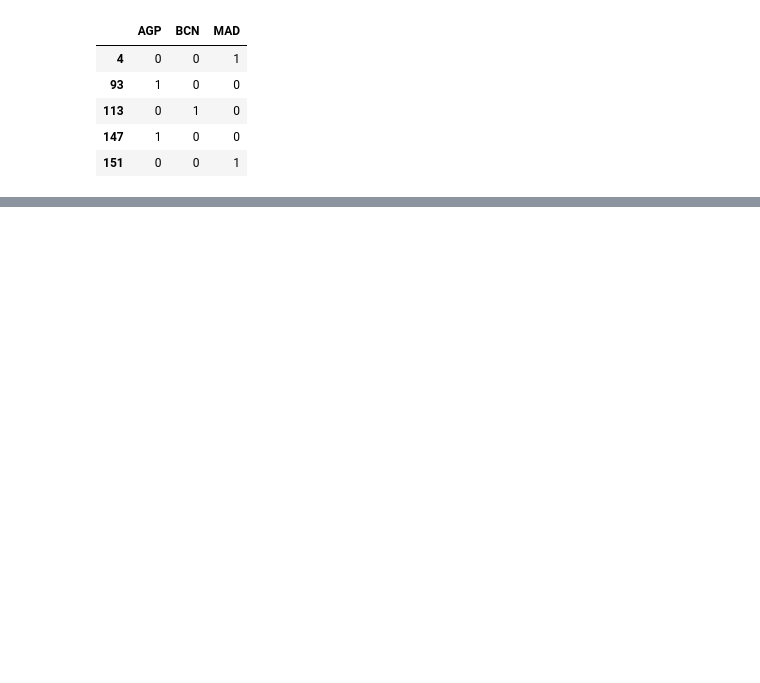
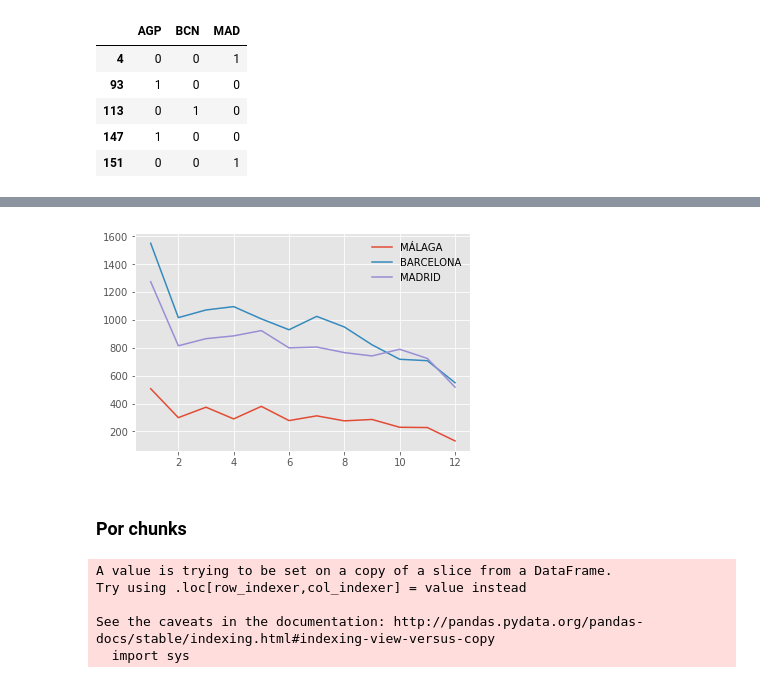
Before and after one commit to lucasbotellaroca/Data_Science_Challenge, a Jupyter notebook: Data_Science_Challenge.ipynb, the cells around one changed output, grey strips where cells are left out. Drawn from its saved outputs; the diff is of its cells as text; code cells hidden in the pictures; blank space fills up the shorter version.

```diff
--- a/Data_Science_Challenge.ipynb
+++ b/Data_Science_Challenge.ipynb
@@ -302,0 +318,56 @@ df_save
+# %%
+df_save.columns = df_save.columns.droplevel()
+# %%
+df_save.columns = ['AGP','BCN','MAD']
+# %%
+indexes= df_save.index.values.tolist()
+# %%
+months = []
+for i in range(len(indexes)):
+    months.append(indexes[i].month)
+# %%
+import matplotlib.pyplot as plt
+import numpy as np
+
+plt.style.use("ggplot")
+
+X = months
+Y_AGP = df_save['AGP']
+Y_BCN = df_save['BCN']
+Y_MAD = df_save['MAD']
+
+plt.plot(X,Y_AGP, label='MÁLAGA')
+plt.plot(X,Y_BCN, label='BARCELONA')
+plt.plot(X,Y_MAD, label='MADRID')
+
+plt.legend(loc='best', frameon=False)
+plt.xlabel
+
+plt.show()
+# %% [output]
+[figure, added]
+# %% [markdown]
+### Por chunks
+# %%
+chunksize = 10000
+res=[]
+
+for chunk in pd.read_csv('./searches.csv.bz2', chunksize=chunksize, compression='bz2', delimiter = '^', usecols=['Destination', 'Date']):
+
+    df_ej3 = chunk[chunk['Destination'].isin(['MAD','BCN','AGP'])]
+    df_ej3['Destination'] = pd.Categorical(df_ej3['Destination'], categories=['MAD','BCN','AGP'])
+    df_aux=pd.get_dummies(df_ej3['Destination'])
+    df_ej3 = df_ej3.join(df_aux)
+    df_ej3_plot = df_ej3[['Date','AGP', 'BCN', 'MAD']].copy()
+    df_ej3_plot['Date'] = pd.DatetimeIndex(df_ej3_plot.Date).to_period("M")
+    df_save = df_ej3_plot.groupby('Date').agg(['sum'])
+    df_save.columns = df_save.columns.droplevel()
+    df_save.columns = ['AGP','BCN','MAD']
+
+    res.append(df_save)
+# %% [output]
+A value is trying to be set on a copy of a slice from a DataFrame.
+Try using .loc[row_indexer,col_indexer] = value instead
+
+See the caveats in the documentation: http://pandas.pydata.org/pandas-docs/stable/indexing.html#indexing-view-versus-copy
+  import sys
```
Also changed, not shown: parts of 11 cells of this notebook.
